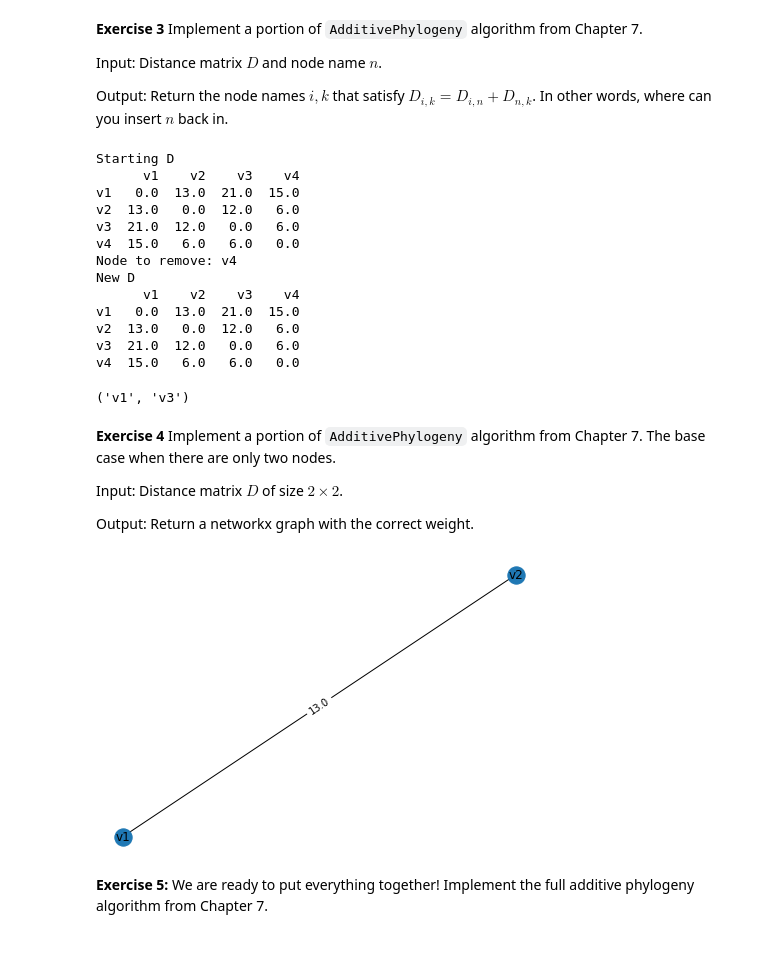
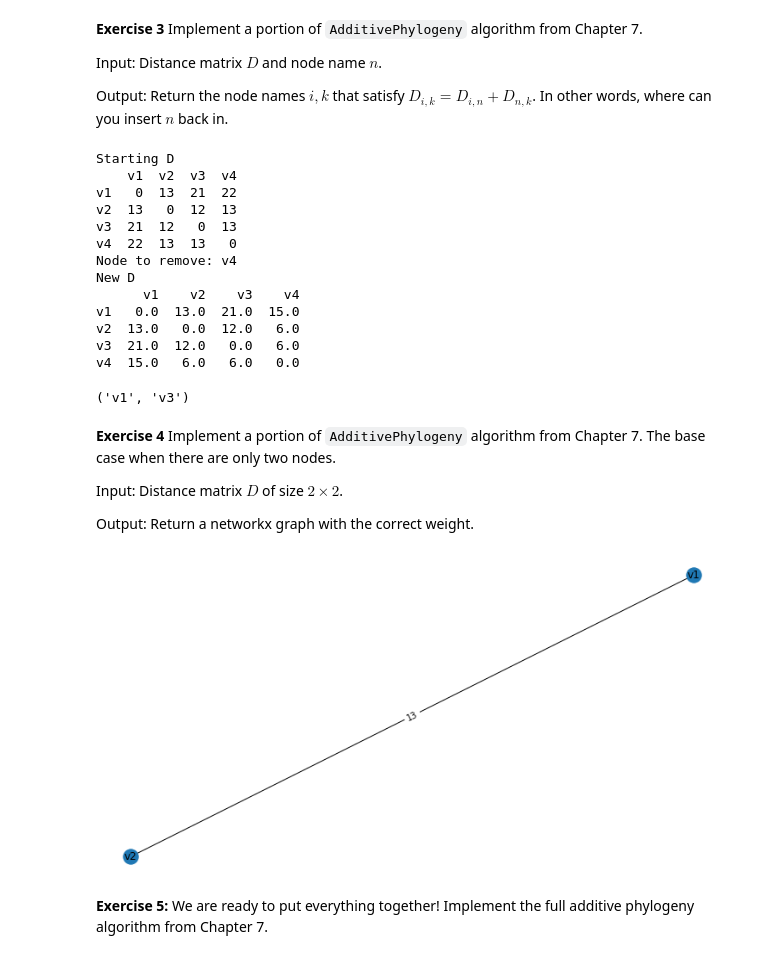
Before and after one commit to csc-448-2021-fall/csc-448-student, a Jupyter notebook: assignments/Assignment5.ipynb, the cells around one changed output. Saved outputs shown, nothing was run; the diff lists cells and outputs as text; code cells hidden in the pictures.

```diff
--- a/assignments/Assignment5.ipynb
+++ b/assignments/Assignment5.ipynb
@@ -77,7 +72,7 @@ Input: Distance matrix $D$ and node name $n$.
 
 Output: Return the node names $i,k$ that satisfy $D_{i,k} = D_{i,n} + D_{n,k}$. In other words, where can you insert $n$ back in.
 # %%
-D=Assignment5_helper.D
+D=Assignment5_helper.D.copy()
 print("Starting D")
 print(D)
 limbLength = Assignment5_helper.limb(D,D.index[-1]) # our algorithm will choose the last node
@@ -93,11 +88,11 @@ i,k = Assignment5_helper.find(D,"v4")
 i,k
 # %% [output]
 Starting D
-      v1    v2    v3    v4
-v1   0.0  13.0  21.0  15.0
-v2  13.0   0.0  12.0   6.0
-v3  21.0  12.0   0.0   6.0
-v4  15.0   6.0   6.0   0.0
+    v1  v2  v3  v4
+v1   0  13  21  22
+v2  13   0  12  13
+v3  21  12   0  13
+v4  22  13  13   0
 Node to remove: v4
 New D
       v1    v2    v3    v4
@@ -113,10 +108,10 @@ Input: Distance matrix $D$ of size $2 \times 2$.
 
 Output: Return a networkx graph with the correct weight.
 # %%
-base_G = Assignment5_helper.base_case(D.iloc[:2,:].iloc[:,:2])
+base_G = Assignment5_helper.base_case(Assignment5_helper.D.iloc[:2,:].iloc[:,:2])
 Assignment5_helper.show(base_G)
 # %% [output]
-[figure, old version]
+[figure, new version]
 # %% [markdown]
 **Exercise 5:** We are ready to put everything together! Implement the full additive phylogeny algorithm from Chapter 7.
 # %%
```
Also changed, not shown: parts of 7 cells of this notebook, 6 other files.
